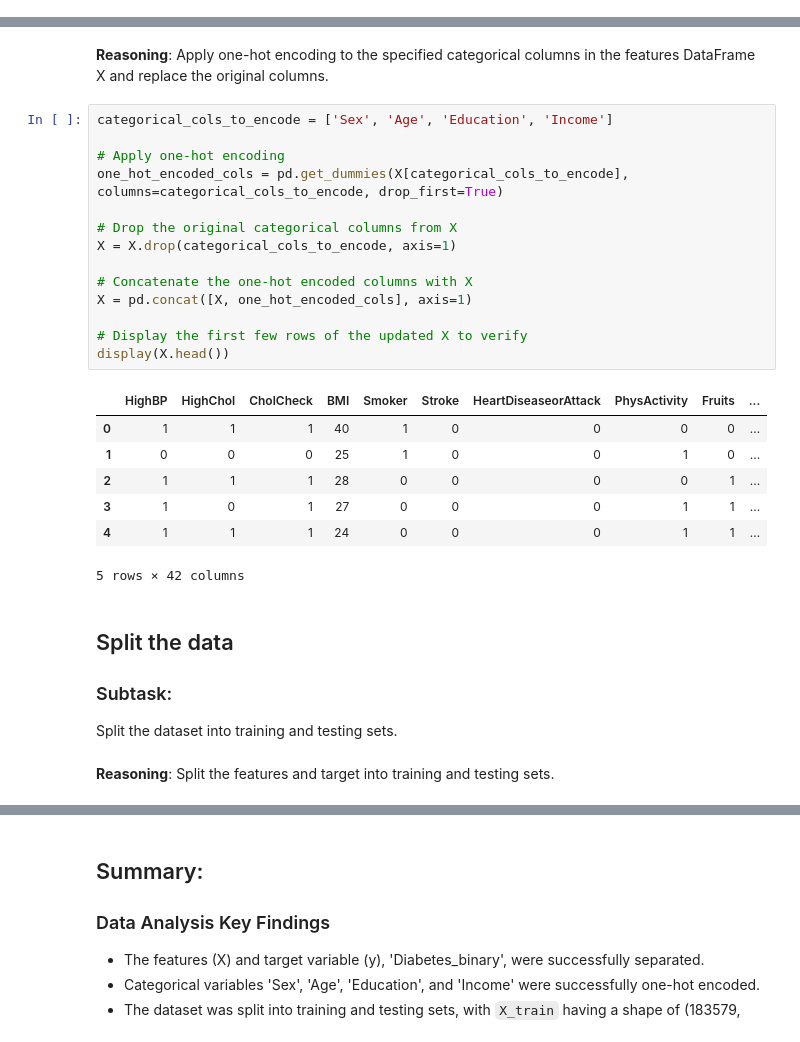
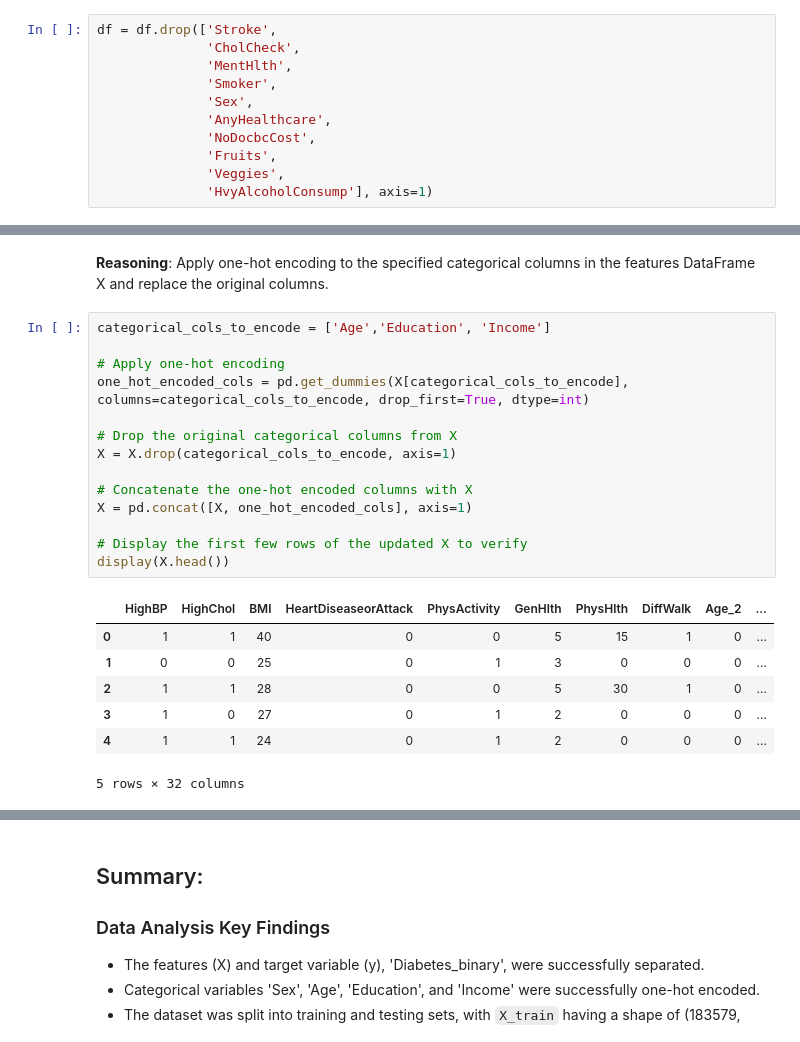
Before and after one commit to AAI-team1/CDC_Diabetes_Health_Indicators, a Jupyter notebook: CDC_Diabetes_Health_Indicators.ipynb, the cells around one changed output, grey strips where cells are left out. Drawn from its saved outputs; the diff is of its cells as text.

```diff
--- a/CDC_Diabetes_Health_Indicators.ipynb
+++ b/CDC_Diabetes_Health_Indicators.ipynb
@@ -418,3 +379,14 @@ Prepare the data for model building by separating features and target, handling
+# %%
+df = df.drop(['Stroke',
+              'CholCheck',
+              'MentHlth',
+              'Smoker',
+              'Sex',
+              'AnyHealthcare',
+              'NoDocbcCost',
+              'Fruits',
+              'Veggies',
+              'HvyAlcoholConsump'], axis=1)
 # %% [markdown]
 ## Separate features and target
 
@@ -435,32 +403,24 @@ Encode categorical features, specifically 'Sex', 'Age', 'Education', and 'Income
 **Reasoning**:
 Apply one-hot encoding to the specified categorical columns in the features DataFrame X and replace the original columns.
 # %%
-categorical_cols_to_encode = ['Sex', 'Age', 'Education', 'Income']
+categorical_cols_to_encode = ['Age','Education', 'Income']
 
 # Apply one-hot encoding
-one_hot_encoded_cols = pd.get_dummies(X[categorical_cols_to_encode], columns=categorical_cols_to_encode, drop_first=True)
+one_hot_encoded_cols = pd.get_dummies(X[categorical_cols_to_encode], columns=categorical_cols_to_encode, drop_first=True, dtype=int)
 
 # Drop the original categorical columns from X
 X = X.drop(categorical_cols_to_encode, axis=1)
 
 # Concatenate the one-hot encoded columns with X
 X = pd.concat([X, one_hot_encoded_cols], axis=1)
 
 # Display the first few rows of the updated X to verify
 display(X.head())
 # %% [output]
-|  | HighBP | HighChol | CholCheck | BMI | Smoker | Stroke | HeartDiseaseorAttack | PhysActivity | Fruits | ... |
-| 0 | 1 | 1 | 1 | 40 | 1 | 0 | 0 | 0 | 0 | ... |
-| 1 | 0 | 0 | 0 | 25 | 1 | 0 | 0 | 1 | 0 | ... |
-| 2 | 1 | 1 | 1 | 28 | 0 | 0 | 0 | 0 | 1 | ... |
-| 3 | 1 | 0 | 1 | 27 | 0 | 0 | 0 | 1 | 1 | ... |
-| 4 | 1 | 1 | 1 | 24 | 0 | 0 | 0 | 1 | 1 | ... |
+|  | HighBP | HighChol | BMI | HeartDiseaseorAttack | PhysActivity | GenHlth | PhysHlth | DiffWalk | Age_2 | ... |
+| 0 | 1 | 1 | 40 | 0 | 0 | 5 | 15 | 1 | 0 | ... |
+| 1 | 0 | 0 | 25 | 0 | 1 | 3 | 0 | 0 | 0 | ... |
+| 2 | 1 | 1 | 28 | 0 | 0 | 5 | 30 | 1 | 0 | ... |
+| 3 | 1 | 0 | 27 | 0 | 1 | 2 | 0 | 0 | 0 | ... |
+| 4 | 1 | 1 | 24 | 0 | 1 | 2 | 0 | 0 | 0 | ... |
-5 rows × 42 columns
+5 rows × 32 columns
-# %% [markdown]
-## Split the data
-
-### Subtask:
-Split the dataset into training and testing sets.
-# %% [markdown]
-**Reasoning**:
-Split the features and target into training and testing sets.
```
Also changed, not shown: parts of 35 cells of this notebook.
